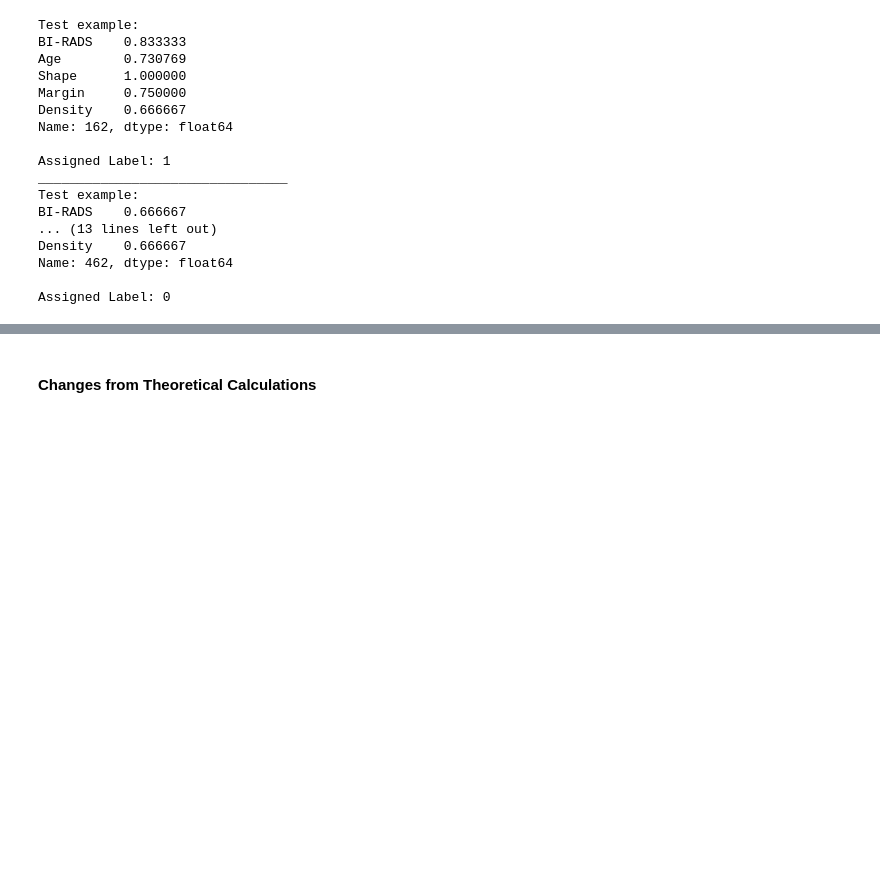
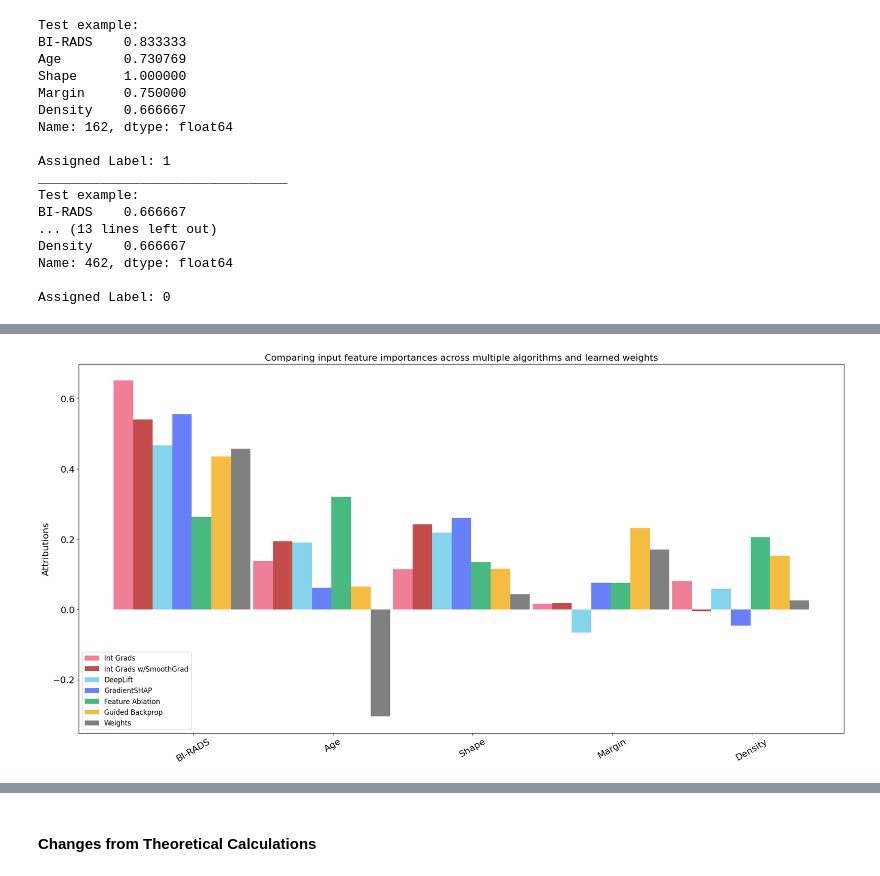
Before and after one commit to MatTheTab/Decision_Analysis, a Jupyter notebook: Project_3/BDA_Project_3.ipynb, the cells around one changed output, grey strips where cells are left out. Cells and saved outputs as stored; diff of their text form; code cells hidden in the pictures; blank space fills up the shorter version.

```diff
--- a/Project_3/BDA_Project_3.ipynb
+++ b/Project_3/BDA_Project_3.ipynb
@@ -1196,0 +1232,4 @@ plt.show()
+# %%
+explanation_plots_nn(ann_model, X_train, X_test, y_train, y_test, feature_names)
+# %% [output]
+[figure, added]
```
Also changed, not shown: parts of 38 cells of this notebook.
